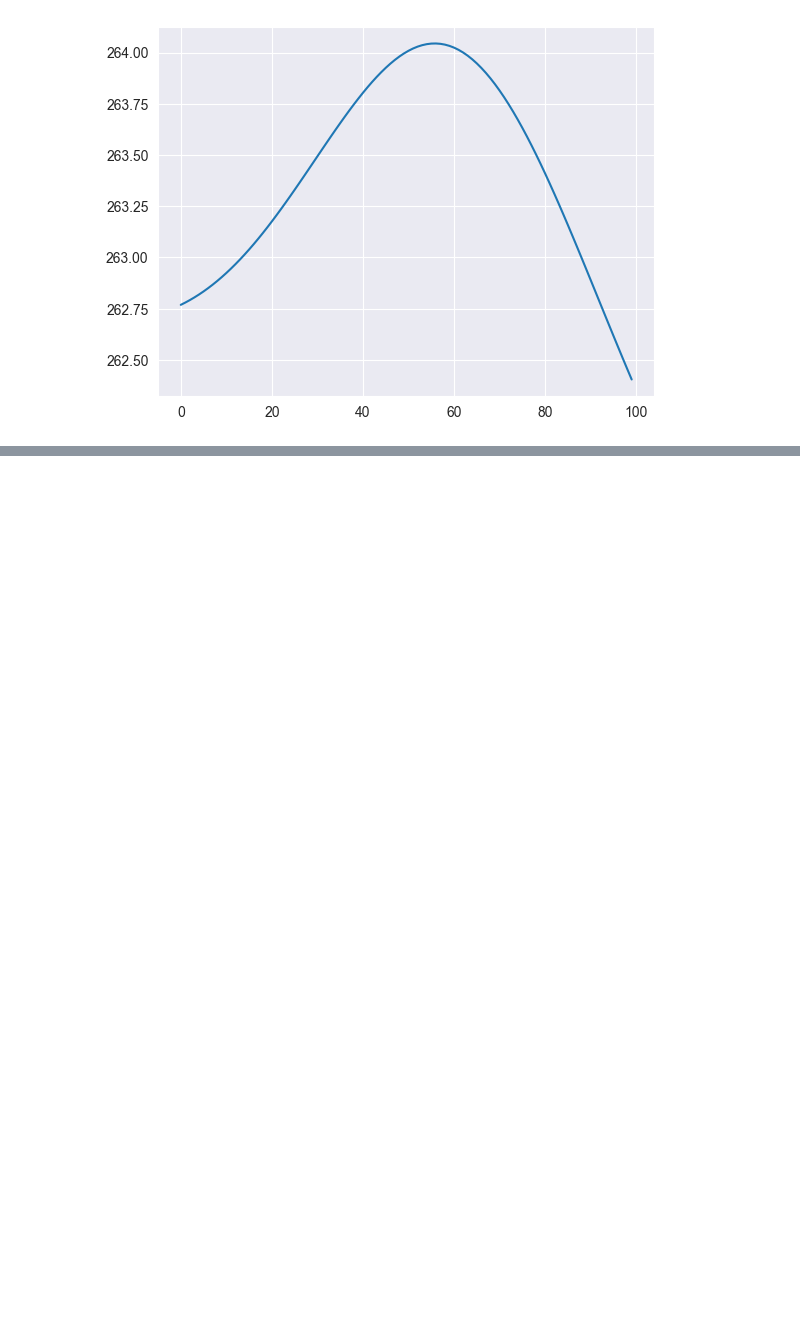
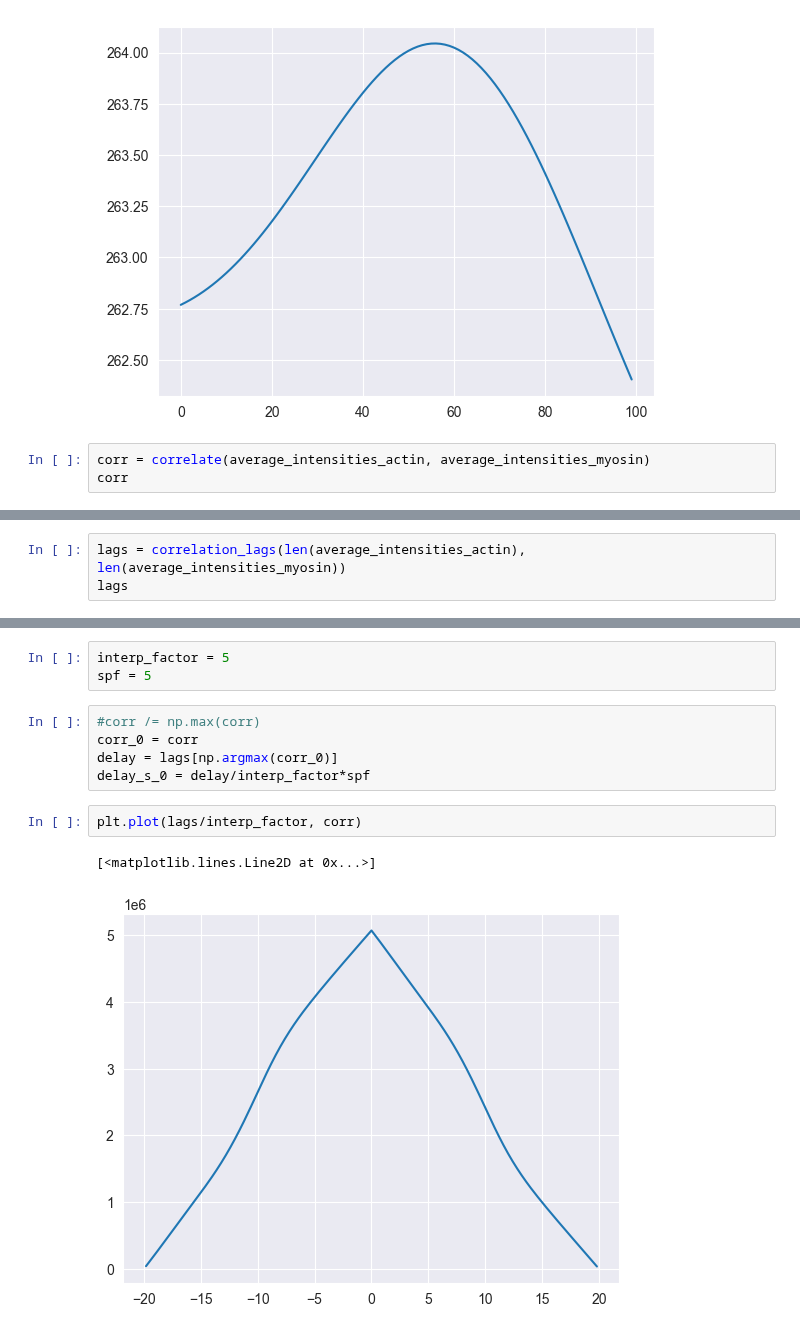
Before and after one commit to leaBroe/arcospx_analysis_quantification_correlation, a Jupyter notebook: cross_correlation.ipynb, the cells around one changed output, grey strips where cells are left out. Saved outputs shown, nothing was run; the diff lists cells and outputs as text; blank space fills up the shorter version.

Commit message:
updated cross corr

```diff
--- a/cross_correlation.ipynb
+++ b/cross_correlation.ipynb
@@ -299,3 +302,6 @@ plt.plot(signals_gaussian_myosin)
 # %% [output]
 [<matplotlib.lines.Line2D at 0x...>]
 [figure]
+# %%
+corr = correlate(average_intensities_actin, average_intensities_myosin)
+corr
@@ -301,0 +326,3 @@ plt.plot(signals_gaussian_myosin)
+# %%
+lags = correlation_lags(len(average_intensities_actin), len(average_intensities_myosin))
+lags
@@ -301,0 +346,13 @@ plt.plot(signals_gaussian_myosin)
+# %%
+interp_factor = 5
+spf = 5
+# %%
+#corr /= np.max(corr)
+corr_0 = corr
+delay = lags[np.argmax(corr_0)]
+delay_s_0 = delay/interp_factor*spf
+# %%
+plt.plot(lags/interp_factor, corr)
+# %% [output]
+[<matplotlib.lines.Line2D at 0x...>]
+[figure, added]
```
Also changed, not shown: parts of 5 cells of this notebook.
